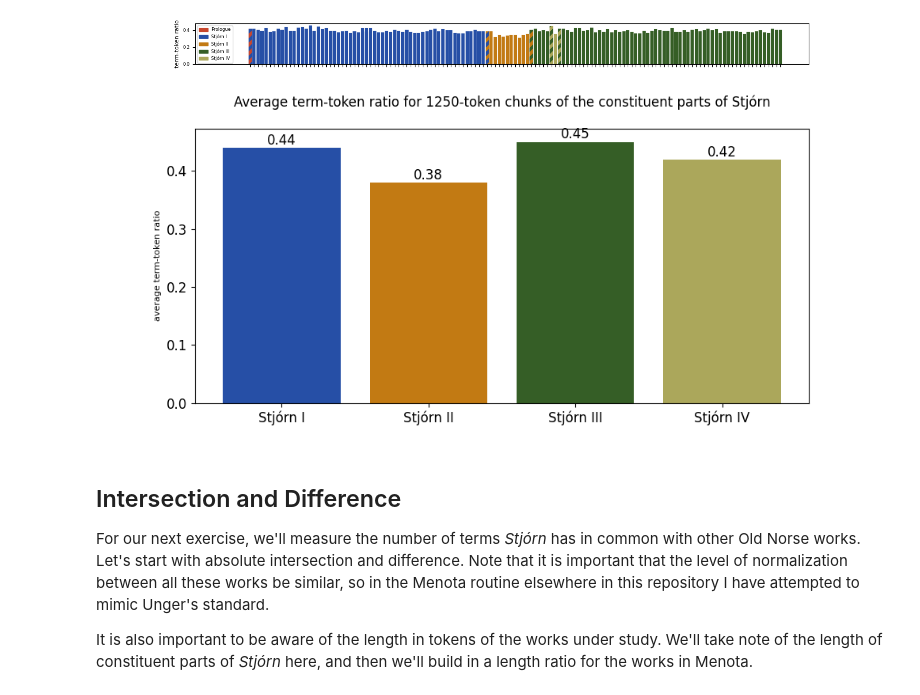
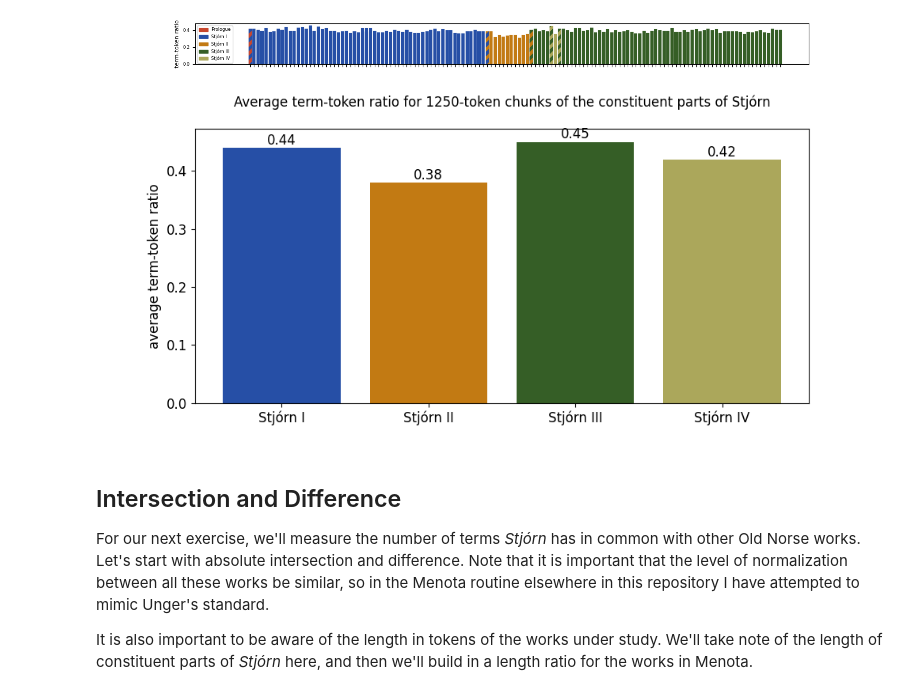
Before and after one commit to langeslag/on-corpus-tools, a Jupyter notebook: stjorn/stylometry.ipynb, the cells around one changed output. Saved outputs shown, nothing was run; the diff lists cells and outputs as text; code cells hidden in the pictures.

```diff
--- a/stjorn/stylometry.ipynb
+++ b/stjorn/stylometry.ipynb
@@ -97,34 +98,40 @@ def index_to_identifiers(needle, haystack=list(token_indices.values())):
         end = reverse_index[haystack[pos_end - 1]]
     # if BOTH are in the Prologue range (only happens with chunk sizes below 650 tokens):
     if needle+chunk_size < work_indices['stjorn1']:
-        color = ('#C7472E', '#C7472E')
+        color = ('#C7472E', '#C7472E') # red
     # if BOTH are in the Stjórn I range:
     elif work_indices['stjorn1'] <= needle < work_indices['stjorn2'] and work_indices['stjorn1'] <= needle+chunk_size < work_indices['stjorn2']:
-        color = ('#264FA6', '#264FA6')
+        color = ('#264FA6', '#264FA6') # dark blue
     # if BOTH are in the Stjórn II range:
     elif work_indices['stjorn2'] <= needle < work_indices['stjorn3a'] and work_indices['stjorn2'] <= needle < work_indices['stjorn3a'] and work_indices['stjorn2'] <= needle+chunk_size < work_indices['stjorn3a']:
-        color = ('#C27A13', '#C27A13')#orange
+        color = ('#C27A13', '#C27A13') # orange
     # if BOTH are in the Stjórn III range:
     elif needle >= work_indices['stjorn3b'] or (work_indices['stjorn3a'] <= needle < work_indices['stjorn4'] and work_indices['stjorn3a'] <= needle+chunk_size < work_indices['stjorn4']):
-        color = ('#355E26', '#355E26')#green
+        color = ('#355E26', '#355E26') # green
     # if BOTH are in the Stjórn IV range:
     elif work_indices['stjorn4'] <= needle < work_indices['stjorn3b'] and work_indices['stjorn4'] <= needle+chunk_size < work_indices['stjorn3b']:
-        color = ('#ABA75B', '#ABA75B')#cameo
+        color = ('#ABA75B', '#ABA75B') # cameo
     # if START is in the Prologue but END is in Stjórn I:
     elif needle <= work_indices['stjorn1'] and work_indices['stjorn1'] <= needle+chunk_size < work_indices['stjorn2']:
-        color = ('#C7472E', '#264FA6')
+        color = ('#C7472E', '#264FA6') # red, dark blue
      # if START is in Stjórn I but END is in Stjórn II:
     elif work_indices['stjorn1'] <= needle < work_indices['stjorn2'] and work_indices['stjorn2'] <= needle+chunk_size < work_indices['stjorn3a']:
-        color = ('#264FA6', '#C27A13')
+        color = ('#264FA6', '#C27A13') # dark blue, orange
     # if START is in Stjórn II but END is in Stjórn III:
     elif work_indices['stjorn2'] <= needle < work_indices['stjorn3a'] and work_indices['stjorn3a'] <= needle+chunk_size < work_indices['stjorn4']:
-        color = ('#C27A13', '#355E26')
+        color = ('#C27A13', '#355E26') # orange, green
     # if START is in Stjórn III but END is in Stjórn IV:
     elif work_indices['stjorn3a'] <= needle and work_indices['stjorn4'] <= needle+chunk_size < work_indices['stjorn3b']:
-        color = ('#355E26', '#ABA75B')
+        color = ('#355E26', '#ABA75B') # green, cameo
     # if START is in Stjórn IV but END is in Stjórn III:
     elif work_indices['stjorn4'] <= needle and work_indices['stjorn3b'] <= needle+chunk_size:
-        color = ('#ABA75B', '#355E26')
+        color = ('#ABA75B', '#355E26') # cameo, green
+    # if START is in Stjórn I but END is in Stjórn III, so Stjórn II is included:
+    elif work_indices['stjorn1'] <= needle and work_indices['stjorn3a'] <= needle+chunk_size:
+        color = ('#264FA6', '#355E26') # dark blue, green
+    # if START is in Stjórn IIIa but END is in Stjórn IIIb, so Stjórn IV is included:
+    elif work_indices['stjorn3a'] <= needle and work_indices['stjorn3b'] <= needle+chunk_size:
+        color = ('#355E26', '#ABA75B') # green, cameo
 
     if start == end:
         return (start, color)
@@ -200,24 +207,24 @@ def ttravg(start, stop, chunksize=1000):
 # %%
 stj1_ttr = ttravg(work_indices['stjorn1'], work_indices['stjorn2'], 1250)
 stj2_ttr = ttravg(work_indices['stjorn2'], work_indices['stjorn3a'], 1250)
 stj3_ttr = round(statistics.fmean([ttravg(work_indices['stjorn3a'], work_indices['stjorn4'], 1250), ttravg(work_indices['stjorn3b'], len(tokens)-1, 1250)]), 2)
 stj4_ttr = ttravg(work_indices['stjorn4'], work_indices['stjorn3b'], 1250)
 
 fig, ax = plt.subplots(figsize=(10,4.5))
 #This plot now needs adjusting to the %matplotlib widget backend.
 x = ['Stjórn I', 'Stjórn II', 'Stjórn III', 'Stjórn IV']
 y = [stj1_ttr, stj2_ttr, stj3_ttr, stj4_ttr]
 color = ['#264FA6', '#C27A13', '#355E26', '#ABA75B']
 ax.bar(x,y, color=color)
-ax.set_ylabel('average term-token ratio', fontsize='8')
+ax.set_ylabel('average term-token ratio', fontsize='12')
 ax.set_title('Average term-token ratio for 1250-token chunks of the constituent parts of Stjórn', fontsize='12', pad='20')
 plt.xticks()
 ax.tick_params(axis='both', which='major', labelsize=12)
 ax.bar_label(ax.containers[0], label_type='edge', fontsize='12')
 plt.savefig(fname='avg_ttr.svg', format='svg')
 plt.show()
 # %% [output]
-[figure, old version]
+[figure, new version]
 # %% [markdown]
 ## Intersection and Difference
 
```
Also changed, not shown: parts of 10 cells of this notebook, 2 other files.
